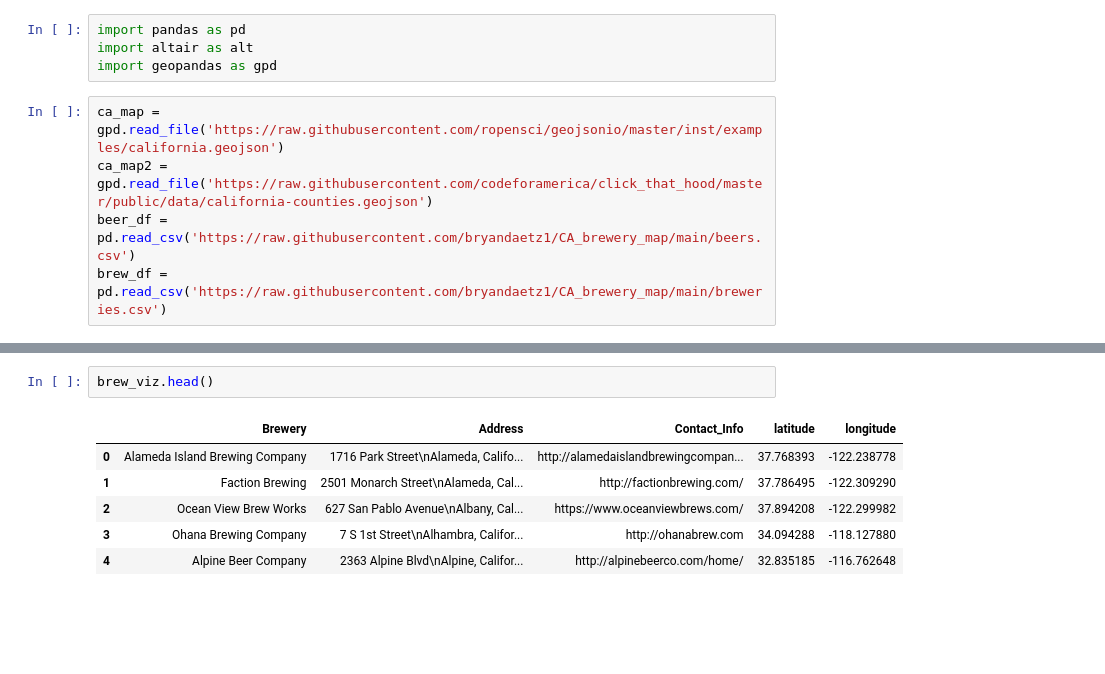
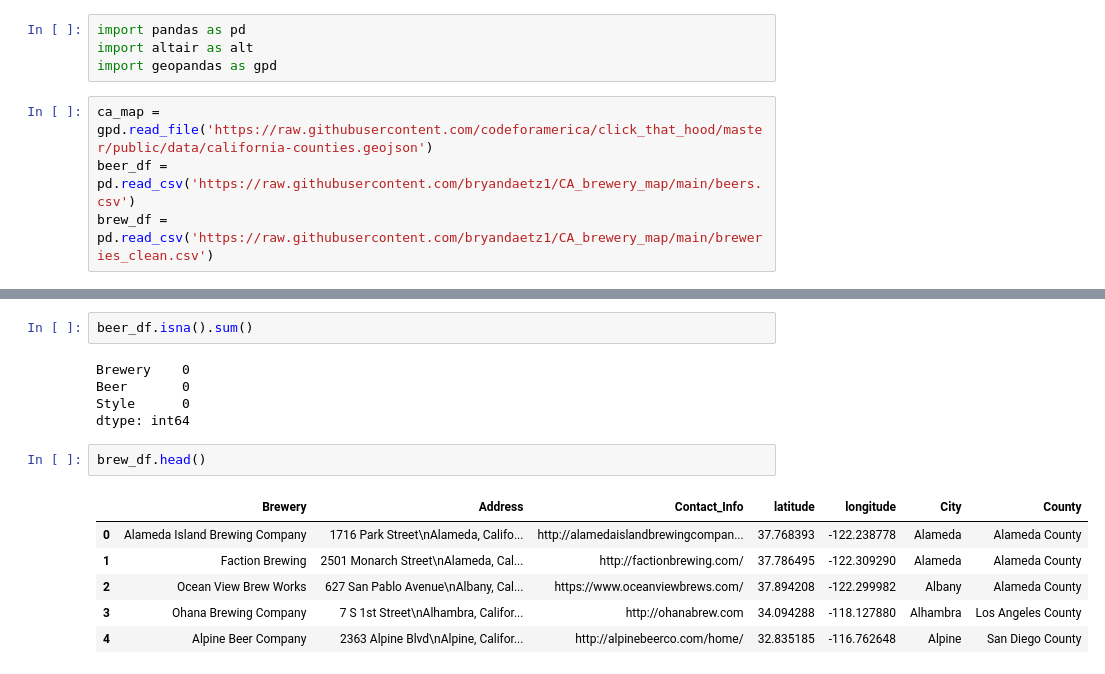
Before and after one commit to bryandaetz1/CA_brewery_map, a Jupyter notebook: ca_brewery_map_altair.ipynb, the cells around one changed output, grey strips where cells are left out. Cells and saved outputs as stored; diff of their text form; blank space fills up the shorter version.

```diff
--- a/ca_brewery_map_altair.ipynb
+++ b/ca_brewery_map_altair.ipynb
@@ -25,7 +25,6 @@ import pandas as pd
 import altair as alt
 import geopandas as gpd
 # %%
-ca_map = gpd.read_file('https://raw.githubusercontent.com/ropensci/geojsonio/master/inst/examples/california.geojson')
-ca_map2 = gpd.read_file('https://raw.githubusercontent.com/codeforamerica/click_that_hood/master/public/data/california-counties.geojson')
+ca_map = gpd.read_file('https://raw.githubusercontent.com/codeforamerica/click_that_hood/master/public/data/california-counties.geojson')
 beer_df = pd.read_csv('https://raw.githubusercontent.com/bryandaetz1/CA_brewery_map/main/beers.csv')
-brew_df = pd.read_csv('https://raw.githubusercontent.com/bryandaetz1/CA_brewery_map/main/breweries.csv')
+brew_df = pd.read_csv('https://raw.githubusercontent.com/bryandaetz1/CA_brewery_map/main/breweries_clean.csv')
@@ -34,10 +43,17 @@ brew_viz = brew_df[brew_df['latitude'] != 0]
+# %%
+beer_df.isna().sum()
+# %% [output]
+Brewery    0
+Beer       0
+Style      0
+dtype: int64
 # %%
-brew_viz.head()
+brew_df.head()
 # %% [output]
-|  | Brewery | Address | Contact_Info | latitude | longitude |
-| 0 | Alameda Island Brewing Company | 1716 Park Street\nAlameda, Califo... | http://alamedaislandbrewingcompan... | 37.768393 | -122.238778 |
-| 1 | Faction Brewing | 2501 Monarch Street\nAlameda, Cal... | http://factionbrewing.com/ | 37.786495 | -122.309290 |
-| 2 | Ocean View Brew Works | 627 San Pablo Avenue\nAlbany, Cal... | https://www.oceanviewbrews.com/ | 37.894208 | -122.299982 |
-| 3 | Ohana Brewing Company | 7 S 1st Street\nAlhambra, Califor... | http://ohanabrew.com | 34.094288 | -118.127880 |
-| 4 | Alpine Beer Company | 2363 Alpine Blvd\nAlpine, Califor... | http://alpinebeerco.com/home/ | 32.835185 | -116.762648 |
+|  | Brewery | Address | Contact_Info | latitude | longitude | City | County |
+| 0 | Alameda Island Brewing Company | 1716 Park Street\nAlameda, Califo... | http://alamedaislandbrewingcompan... | 37.768393 | -122.238778 | Alameda | Alameda County |
+| 1 | Faction Brewing | 2501 Monarch Street\nAlameda, Cal... | http://factionbrewing.com/ | 37.786495 | -122.309290 | Alameda | Alameda County |
+| 2 | Ocean View Brew Works | 627 San Pablo Avenue\nAlbany, Cal... | https://www.oceanviewbrews.com/ | 37.894208 | -122.299982 | Albany | Alameda County |
+| 3 | Ohana Brewing Company | 7 S 1st Street\nAlhambra, Califor... | http://ohanabrew.com | 34.094288 | -118.127880 | Alhambra | Los Angeles County |
+| 4 | Alpine Beer Company | 2363 Alpine Blvd\nAlpine, Califor... | http://alpinebeerco.com/home/ | 32.835185 | -116.762648 | Alpine | San Diego County |
 # %%
```
Also changed, not shown: parts of 7 cells of this notebook.
